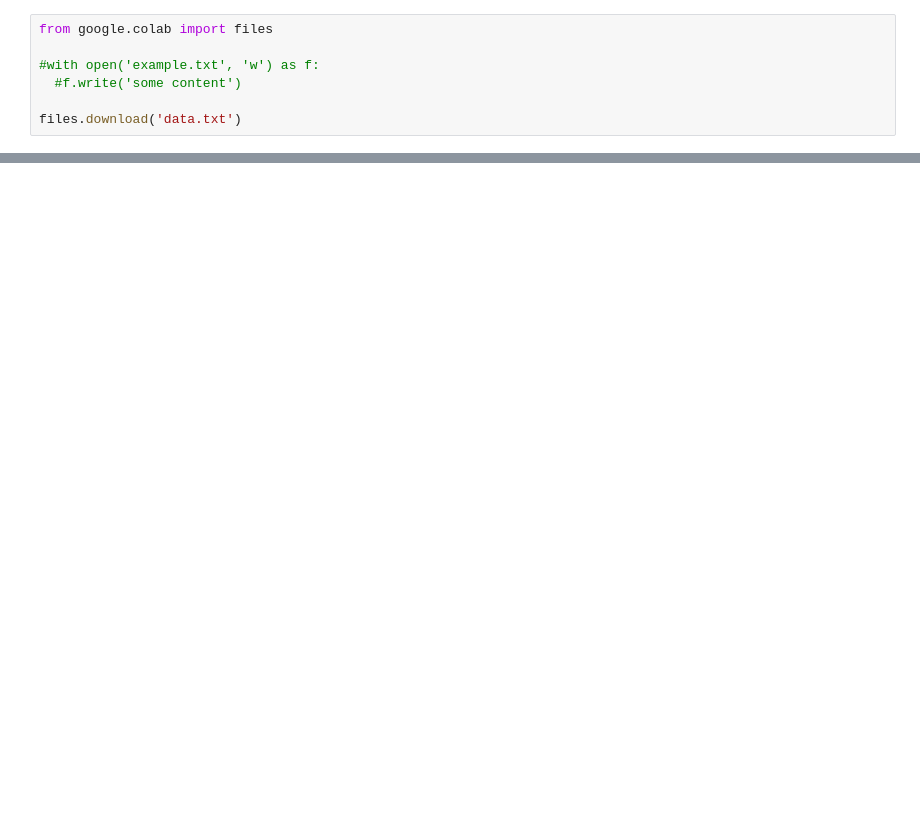
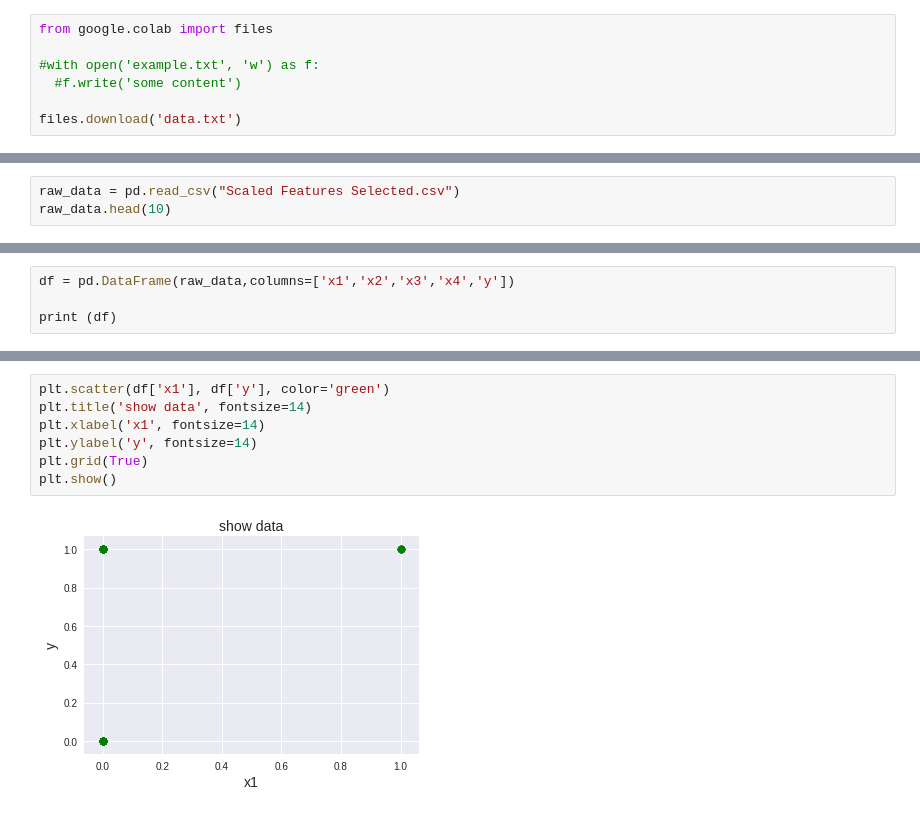
Before and after one commit to MehdiSamadieh/Import-and-export-in-python, a Jupyter notebook: linear_regression.ipynb, the cells around one changed output, grey strips where cells are left out. Saved outputs shown, nothing was run; the diff lists cells and outputs as text; blank space fills up the shorter version.

```diff
--- a/linear_regression.ipynb
+++ b/linear_regression.ipynb
@@ -107,0 +129,3 @@ files.download('data.txt')
+# %%
+raw_data = pd.read_csv("Scaled Features Selected.csv")
+raw_data.head(10)
@@ -107,0 +144,4 @@ files.download('data.txt')
+# %%
+df = pd.DataFrame(raw_data,columns=['x1','x2','x3','x4','y'])
+
+print (df)
@@ -107,0 +166,9 @@ files.download('data.txt')
+# %%
+plt.scatter(df['x1'], df['y'], color='green')
+plt.title('show data', fontsize=14)
+plt.xlabel('x1', fontsize=14)
+plt.ylabel('y', fontsize=14)
+plt.grid(True)
+plt.show()
+# %% [output]
+[figure, added]
```
Also changed, not shown: parts of 9 cells of this notebook.
